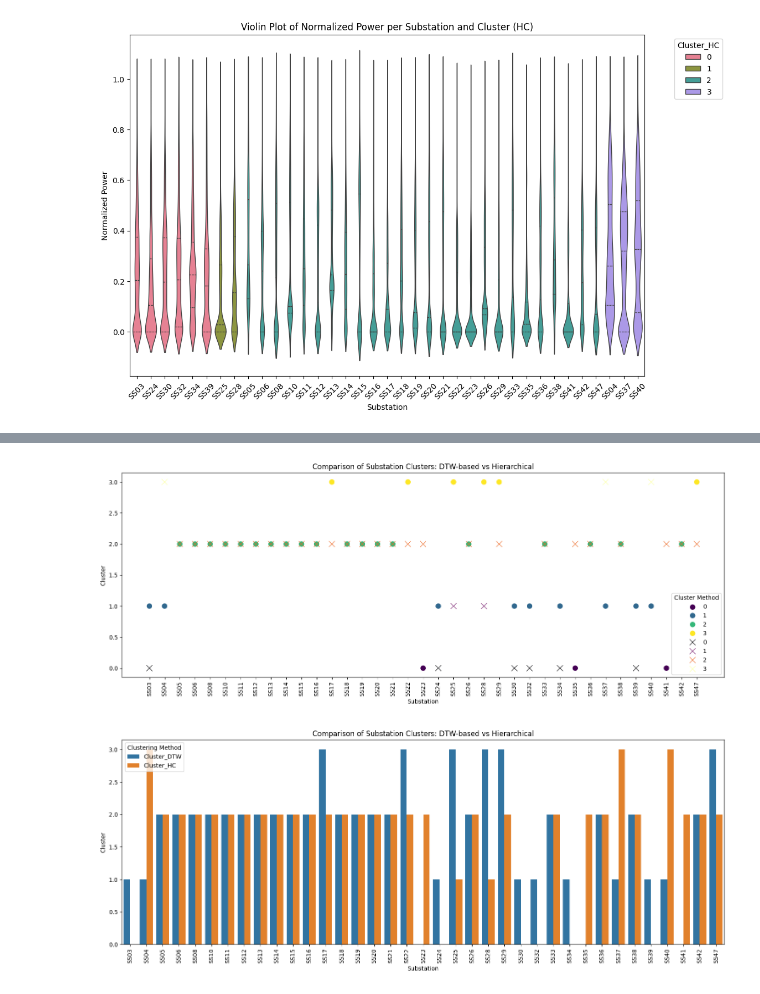
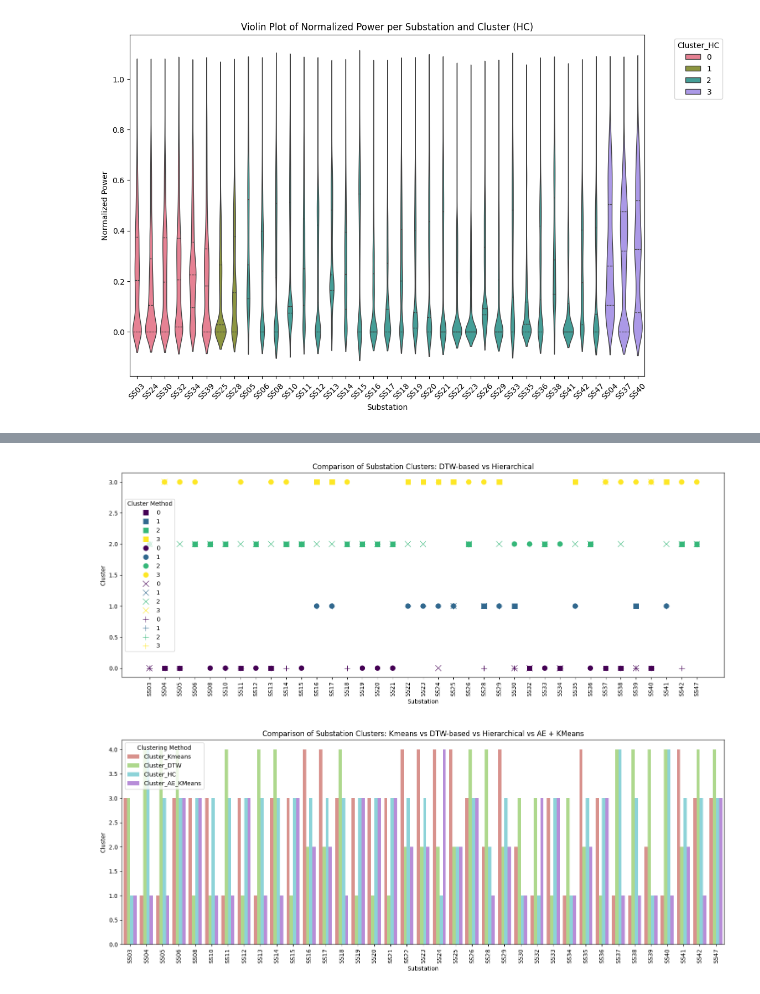
Before and after one commit to SimRime/CAS-Final-Project_Simon-Rime, a Jupyter notebook: Google_Colab_notebook/Substations.ipynb, the cells around one changed output, grey strips where cells are left out. Drawn from its saved outputs; the diff is of its cells as text; code cells hidden in the pictures.

Commit message:
Added AE model and comparison between the different clustering method

```diff
--- a/Google_Colab_notebook/Substations.ipynb
+++ b/Google_Colab_notebook/Substations.ipynb
@@ -346,19 +385,15 @@ clustering_data_DTW = combined_df_DTW.pivot_table(index='substation', columns='T
 # Check if there are any substations with all zero values
 clustering_data_DTW = clustering_data_DTW.loc[(clustering_data_DTW != 0).any(axis=1)]
 
-# Scale the data
-scaler = TimeSeriesScalerMeanVariance()
-scaled_data_DTW = scaler.fit_transform(clustering_data_DTW.to_numpy())
-
 # Apply TimeSeriesKMeans clustering with DTW
 dtw_kmeans = TimeSeriesKMeans(n_clusters=4, metric="dtw", verbose=True, random_state=42)
-labels = dtw_kmeans.fit_predict(scaled_data_DTW)
+labels = dtw_kmeans.fit_predict(clustering_data_DTW.to_numpy())
 
-# Flatten the scaled data for distance calculation
-flattened_scaled_data = scaled_data_DTW.reshape((scaled_data_DTW.shape[0], -1))
+# Flatten the data for distance calculation
+flattened_data = clustering_data_DTW.to_numpy().reshape((clustering_data_DTW.shape[0], -1))
 
 # Compute pairwise DTW distances
-dtw_distances = pairwise_distances(flattened_scaled_data, metric=lambda x, y: dtw(x, y))
+dtw_distances = pairwise_distances(flattened_data, metric=lambda x, y: dtw(x, y))
 
 # Calculate the silhouette score
 sil_score = silhouette_score(dtw_distances, labels, metric="precomputed")
@@ -374,7 +409,7 @@ if len(unique_substations) != len(clustering_data_DTW):
     raise ValueError("Mismatch between number of unique substations and clustering data rows.")
 
 # Convert labels to a DataFrame
-clustering_data_df = pd.DataFrame(scaled_data_DTW.reshape(len(scaled_data_DTW), -1))
+clustering_data_df = pd.DataFrame(clustering_data_DTW.to_numpy().reshape(len(clustering_data_DTW), -1))
 clustering_data_df['Cluster'] = labels
 clustering_data_df['substation'] = unique_substations
 
@@ -383,5 +418,5 @@ cluster_map = dict(zip(clustering_data_df['substation'], clustering_data_df['Clu
 combined_df_DTW['Cluster'] = combined_df_DTW['substation'].map(cluster_map)
 
 # Verify the results
-print(combined_df_DTW.head())
+combined_df_DTW.head()
 # %% [output]
@@ -659,8 +731,12 @@ plt.show()
 # %%
 # Create a comparison DataFrame
 comparison_df = pd.DataFrame({
-    'substation': clustering_data_HC.index,
-    'substation 2': clustering_data_DTW.index,
+    'substation HC': clustering_data_HC.index,
+    'substation DTW': clustering_data_DTW.index,
+    'substation Kmeans': clustering_data_KMeans.index,
+    'substation_AE': clustering_data_AE.index,
+    'Cluster_AE_KMeans': labels_ae,
+    'Cluster_Kmeans': labels_kmeans,
     'Cluster_DTW': labels,
     'Cluster_HC': labels_HC
 })
@@ -691,11 +754,17 @@ Cluster_DTW
 # Plotting combined scatter plot for comparison
 plt.figure(figsize=(15, 6))
 
+# Scatter plot for kmeans clusters
+sns.scatterplot(data=comparison_df, x='substation HC', y='Cluster_Kmeans', hue='Cluster_Kmeans', palette='viridis', marker='s', s=100)#, label='Hierarchical Clustering')
+
 # Scatter plot for DTW clusters
-sns.scatterplot(data=comparison_df, x='substation', y='Cluster_DTW', hue='Cluster_DTW', palette='viridis', marker='o', s=100)#, label='DTW Clustering')
+sns.scatterplot(data=comparison_df, x='substation HC', y='Cluster_DTW', hue='Cluster_DTW', palette='viridis', marker='o', s=100)#, label='DTW Clustering')
 
 # Scatter plot for Hierarchical clusters
-sns.scatterplot(data=comparison_df, x='substation', y='Cluster_HC', hue='Cluster_HC', palette='inferno', marker='x', s=100)#, label='Hierarchical Clustering')
+sns.scatterplot(data=comparison_df, x='substation HC', y='Cluster_HC', hue='Cluster_HC', palette='viridis', marker='x', s=100)#, label='Hierarchical Clustering')
+
+# Scatter plot for Hierarchical clusters
+sns.scatterplot(data=comparison_df, x='substation HC', y='Cluster_AE_KMeans', hue='Cluster_AE_KMeans', palette='viridis', marker='+', s=100)#, label='Hierarchical Clustering')
 
 # Customize the plot
 plt.title('Comparison of Substation Clusters: DTW-based vs Hierarchical')
@@ -708,23 +777,33 @@ plt.tight_layout()
 # Show the plot
 plt.show()
 # %% [output]
-[figure, old version]
+[figure, new version]
 # %%
+# Melt the DataFrame for plotting
+comparison_df_melted = pd.melt(comparison_df, id_vars=['substation HC'],
+                               value_vars=['Cluster_Kmeans', 'Cluster_DTW', 'Cluster_HC', 'Cluster_AE_KMeans'],
+                               var_name='Clustering_Method', value_name='Cluster')
+
+# Add 1 to each cluster value
+comparison_df_melted['Cluster'] = comparison_df_melted['Cluster'] + 1
+
+# Choose a different color palette
+palette = sns.hls_palette(4, l=.7)
+
 # Plotting combined bar plot for comparison
-comparison_df_melted = pd.melt(comparison_df, id_vars=['substation'], value_vars=['Cluster_DTW', 'Cluster_HC'], var_name='Clustering_Method', value_name='Cluster')
+plt.figure(figsize=(15, 6))
+sns.barplot(x='substation HC', y='Cluster', hue='Clustering_Method', data=comparison_df_melted, palette=palette, dodge=True)
 
-plt.figure(figsize=(15, 6))
-sns.barplot(x='substation', y='Cluster', hue='Clustering_Method', data=comparison_df_melted, dodge=True)
 
 # Customize the plot
-plt.title('Comparison of Substation Clusters: DTW-based vs Hierarchical')
+plt.title('Comparison of Substation Clusters: Kmeans vs DTW-based vs Hierarchical vs AE + KMeans')
 plt.xlabel('Substation')
 plt.ylabel('Cluster')
 plt.xticks(rotation=90)
 plt.legend(title='Clustering Method')
 plt.tight_layout()
 
 # Show the plot
 plt.show()
 # %% [output]
-[figure, old version]
+[figure, new version]
```
Also changed, not shown: parts of 17 cells of this notebook.
